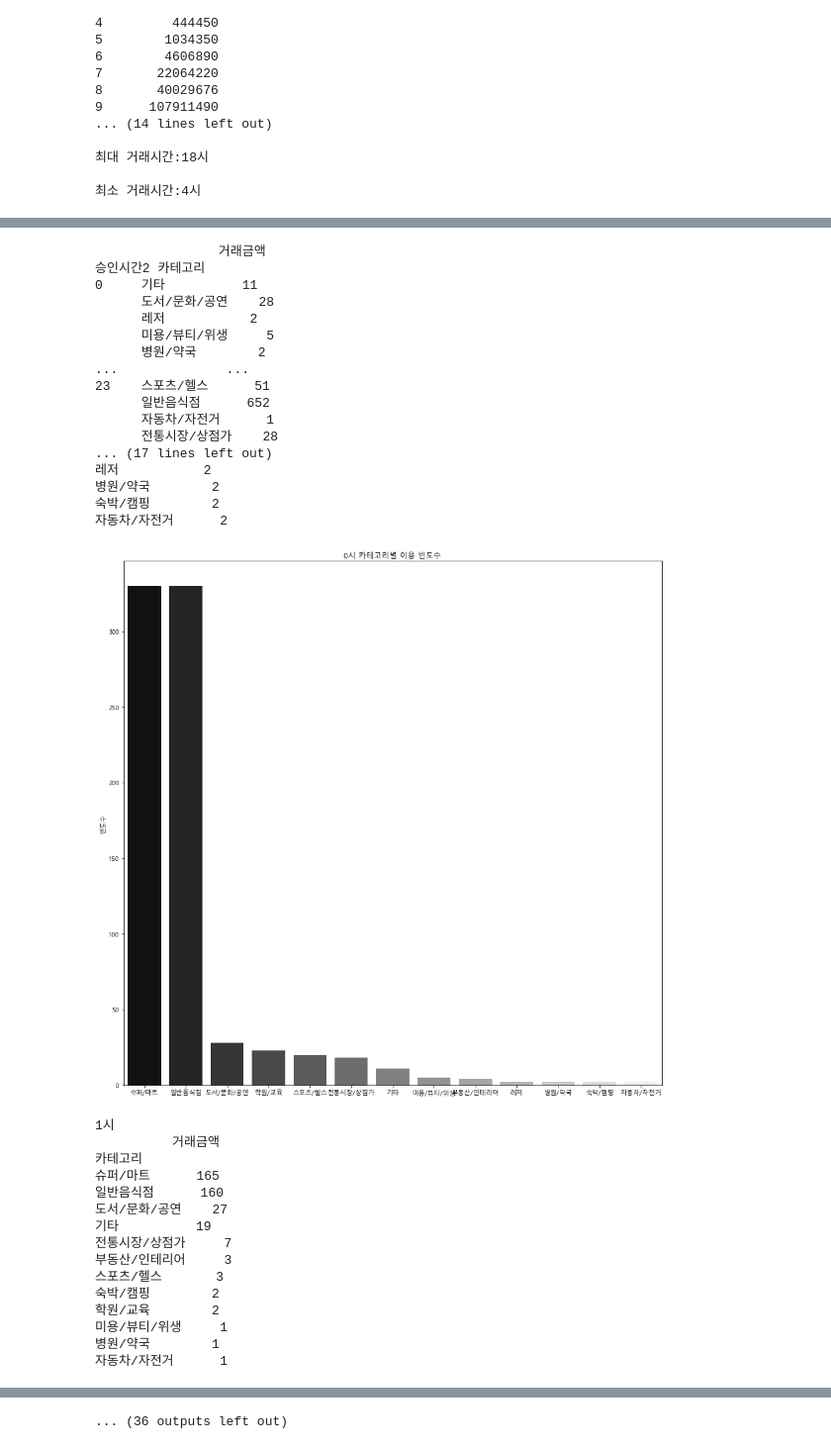
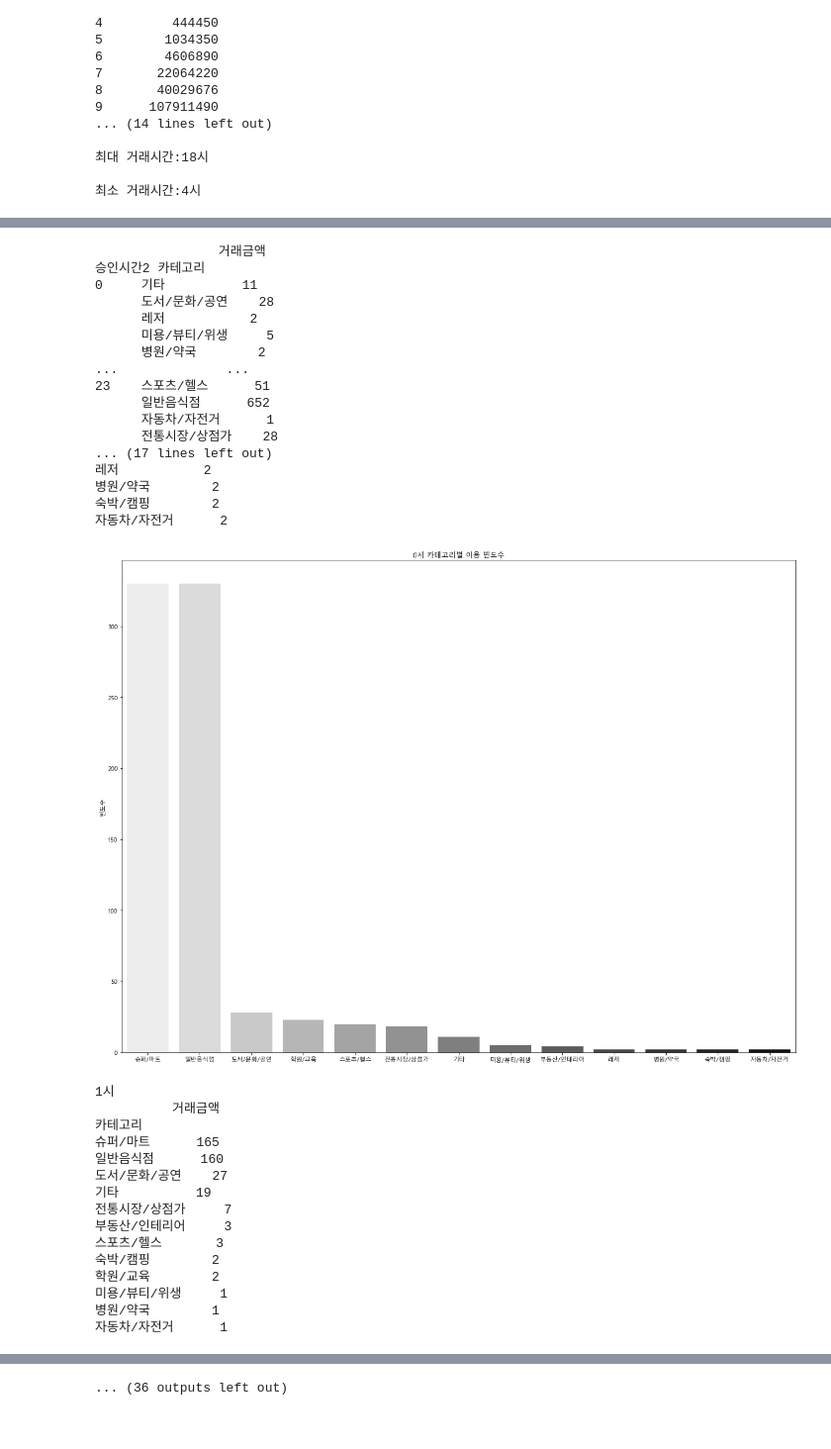
Before and after one commit to jamesjhk/Project_B, a Jupyter notebook: jeongryeoljang.ipynb, the cells around one changed output, grey strips where cells are left out. Shown at 99% size. Drawn from its saved outputs; the diff is of its cells as text; code cells hidden in the pictures.

```diff
--- a/jeongryeoljang.ipynb
+++ b/jeongryeoljang.ipynb
@@ -232,7 +232,7 @@ print('\n최소 거래시간:'+ str(mintime) + '시')
 # %%
 # 차트 설정
 plt.rc('font', family='Malgun Gothic')
-plt.rcParams["figure.figsize"] = (15, 15)
+plt.rcParams["figure.figsize"] = (20, 15)
 
 # 시간대별 거래금액 차트
 # plt.bar(totalamount.index, totalamount['거래금액']/100000000)
@@ -287,35 +287,35 @@ plt.savefig('min.png')
 for i  in range(24) :
     temp = totalcategory.loc[i].sort_values(by='거래금액', ascending=False)
     print(str(i)+'시')
     print(temp)
     print('\n')
-    sns.barplot(x=temp.index, y=temp['거래금액'], data=temp, palette='gray')
+    sns.barplot(x=temp.index, y=temp['거래금액'], data=temp, palette='gray_r')
     plt.title(str(i) + '시 카테고리별 이용 빈도수')
     plt.xlabel('')
     plt.ylabel('빈도수')
     #totalcategory.loc[i].plot.bar()
     plt.show()
     filename = str(i) + '.png'
     # plt.savefig(filename)
 # %% [output]
                 거래금액
 승인시간2 카테고리
 0     기타          11
       도서/문화/공연    28
       레저           2
       미용/뷰티/위생     5
       병원/약국        2
 ...              ...
 23    스포츠/헬스      51
       일반음식점      652
       자동차/자전거      1
       전통시장/상점가    28
 ... (17 lines left out)
 레저           2
 병원/약국        2
 숙박/캠핑        2
 자동차/자전거      2
-[figure, old version]
+[figure, new version]
 1시
           거래금액
 카테고리
```
Also changed, not shown: parts of 2 cells of this notebook.
